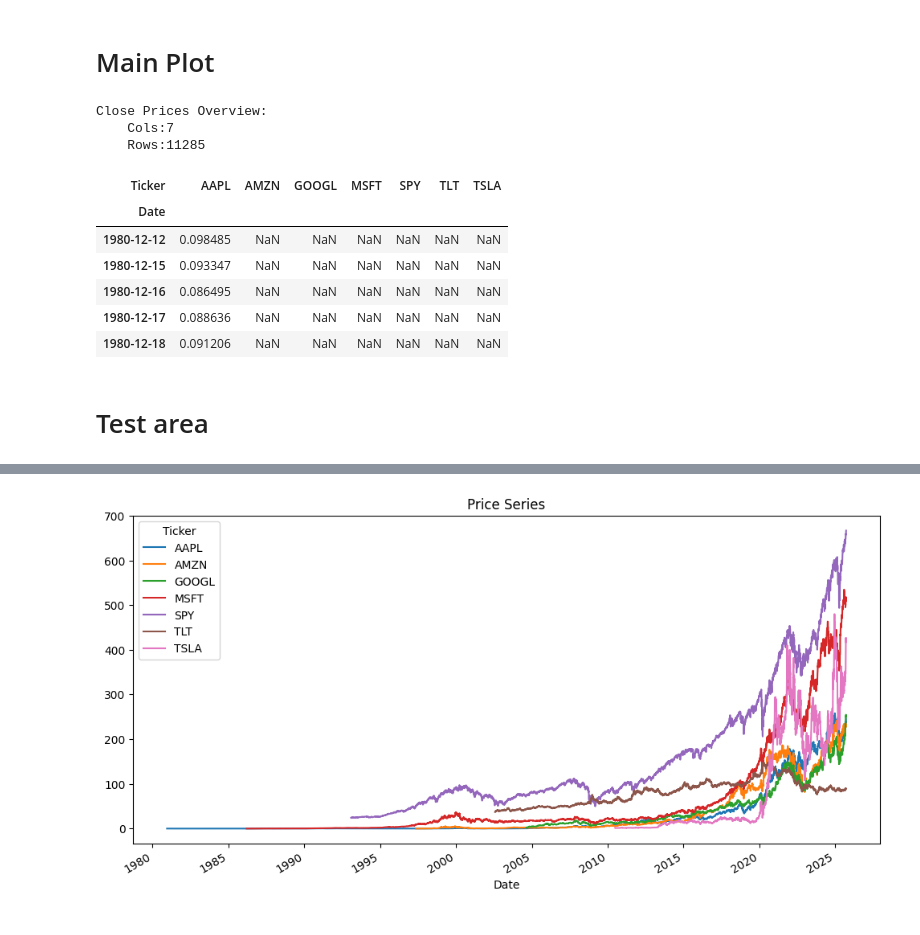
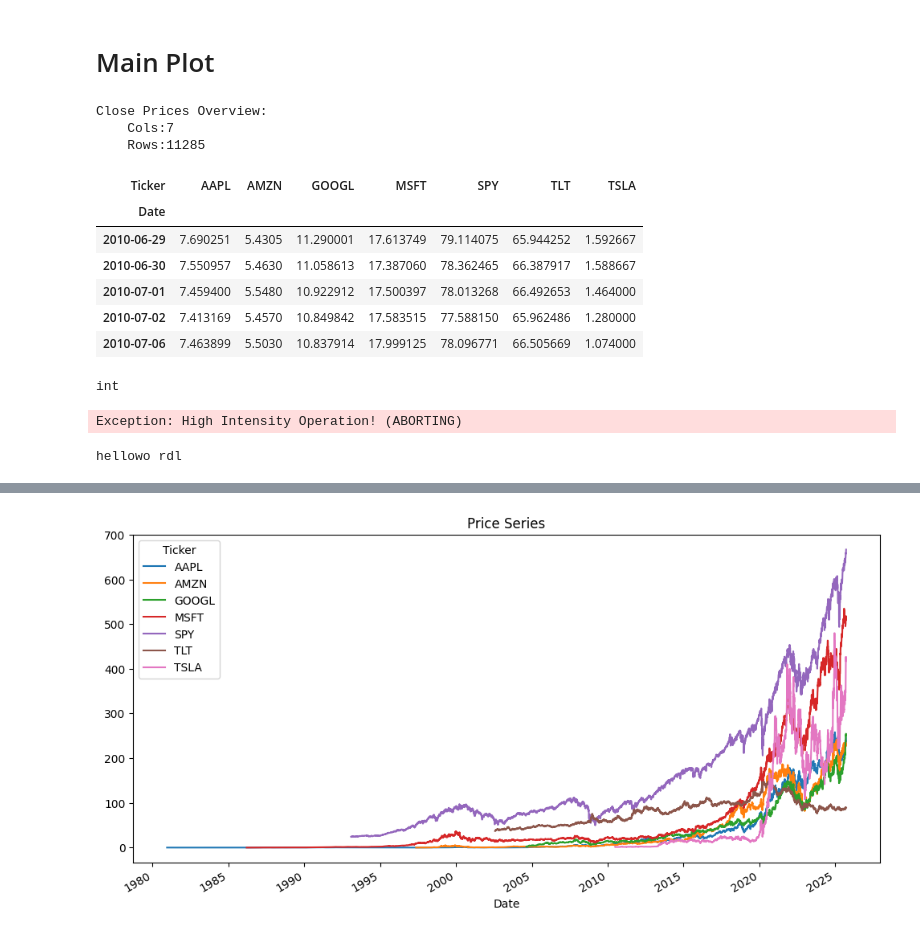
Before and after one commit to ReptilianPride/portfolio-risk-dashboard, a Jupyter notebook: notebooks/prototype.ipynb, the cells around one changed output, grey strips where cells are left out. Drawn from its saved outputs; the diff is of its cells as text; code cells hidden in the pictures.

Commit message:
Major update to code base, added monte carlo tab with working logic

```diff
--- a/notebooks/prototype.ipynb
+++ b/notebooks/prototype.ipynb
@@ -21,39 +21,50 @@ import pandas as pd
 import numpy as np
 import matplotlib.pyplot as plt
 import plotly.express as px
 import seaborn as sns
 import matplotlib.dates as mdates
 
 import sys
 sys.path.append('..')
 from src.metrics import (
     simple_returns, portfolio_returns, cumulative_returns,
-    rolling_vol, max_drawdown, historical_var, historical_cvar
+    rolling_vol, max_drawdown, historical_var, historical_cvar,monte_carlo_optimize,exhaustive_optimize
 )
 
 
 # prices=pd.read_pickle("../assets/data/prices.pkl")
 prices=pd.read_csv("../assets/data/prices.csv",header=[0,1],index_col=0,parse_dates=True)
 close_prices=prices['Close']
 
 # Overview
 print(f"""
 Close Prices Overview:
     Cols:{close_prices.columns.size}
     Rows:{close_prices.index.size}
       """)
+close_prices=close_prices.dropna()
 close_prices.head()
 # %% [output]
 Close Prices Overview:
     Cols:7
     Rows:11285
 | Ticker | AAPL | AMZN | GOOGL | MSFT | SPY | TLT | TSLA |
 | Date |  |  |  |  |  |  |  |
-| 1980-12-12 | 0.098485 | NaN | NaN | NaN | NaN | NaN | NaN |
-| 1980-12-15 | 0.093347 | NaN | NaN | NaN | NaN | NaN | NaN |
-| 1980-12-16 | 0.086495 | NaN | NaN | NaN | NaN | NaN | NaN |
-| 1980-12-17 | 0.088636 | NaN | NaN | NaN | NaN | NaN | NaN |
-| 1980-12-18 | 0.091206 | NaN | NaN | NaN | NaN | NaN | NaN |
+| 2010-06-29 | 7.690251 | 5.4305 | 11.290001 | 17.613749 | 79.114075 | 65.944252 | 1.592667 |
+| 2010-06-30 | 7.550957 | 5.4630 | 11.058613 | 17.387060 | 78.362465 | 66.387917 | 1.588667 |
+| 2010-07-01 | 7.459400 | 5.5480 | 10.922912 | 17.500397 | 78.013268 | 66.492653 | 1.464000 |
+| 2010-07-02 | 7.413169 | 5.4570 | 10.849842 | 17.583515 | 77.588150 | 65.962486 | 1.280000 |
+| 2010-07-06 | 7.463899 | 5.5030 | 10.837914 | 17.999125 | 78.096771 | 66.505669 | 1.074000 |
-# %% [markdown]
-# Test area
+# %%
+close
+# %% [output]
+int
+# %%
+exhaustive_optimize(simple_returns(close_prices))
+# %% [output]
+Exception: High Intensity Operation! (ABORTING)
+# %%
+print("hellowo rdl")
+# %% [output]
+hellowo rdl
 # %%
```
Also changed, not shown: parts of 3 cells of this notebook, 6 other files.
